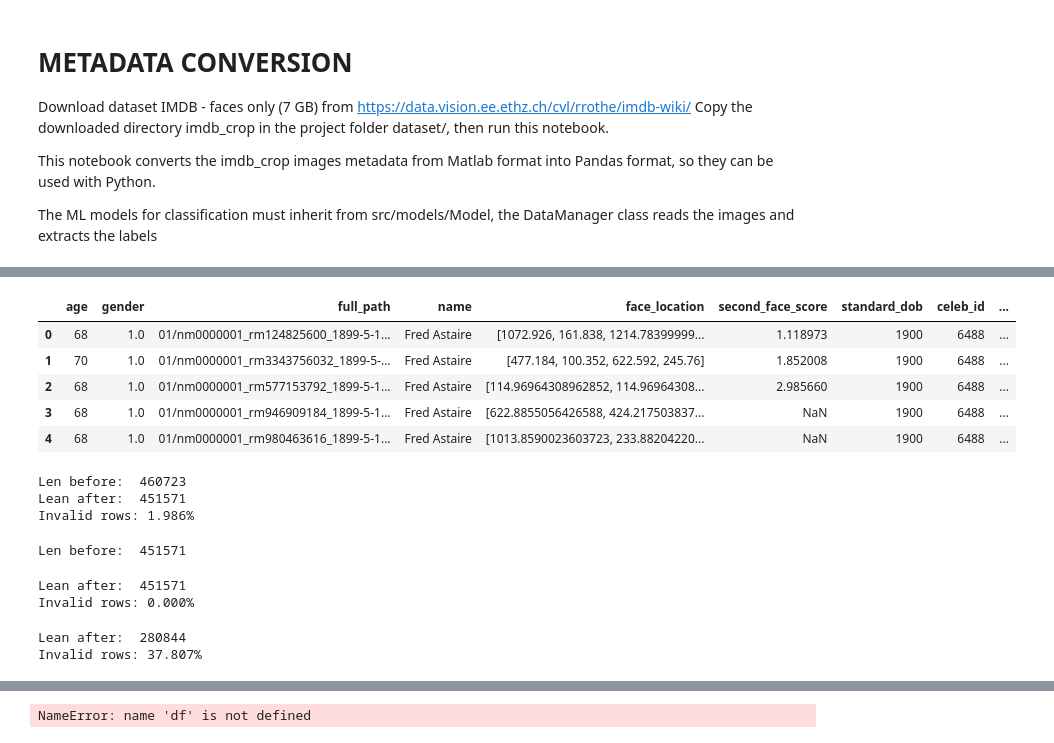
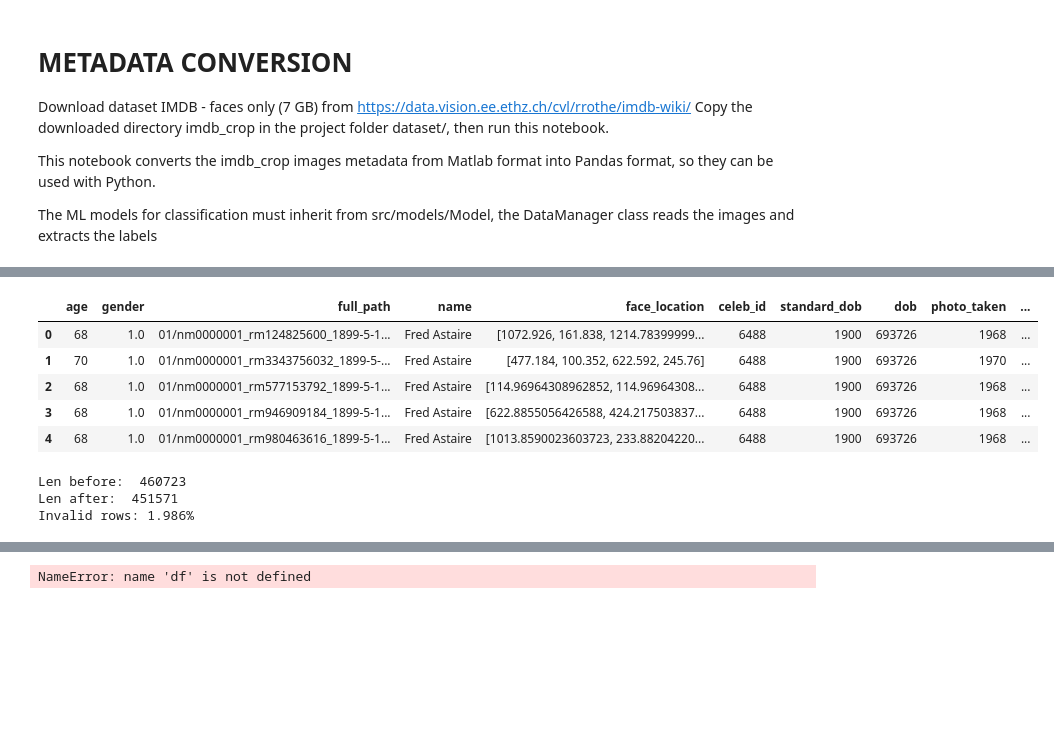
Before and after one commit to gianlucagiudice/visual-processing-project, a Jupyter notebook: notebooks/metadata_conversion_matlab2pandas.ipynb, the cells around one changed output, grey strips where cells are left out. Saved outputs shown, nothing was run; the diff lists cells and outputs as text; code cells hidden in the pictures; blank space fills up the shorter version.

Commit message:
Metadata creation for new dataset (added MetadataUtils class to order functions)

```diff
--- a/notebooks/metadata_conversion_matlab2pandas.ipynb
+++ b/notebooks/metadata_conversion_matlab2pandas.ipynb
@@ -17,6 +18,8 @@ from tqdm import tqdm
 # %%
 # Matlab file path
-METADATA_CROPPED_FILE_MATLAB = '../dataset/imdb_crop/imdb.mat'
+METADATA_DESTINATION = '../dataset/imdb_crop'
+METADATA_CROPPED_FILE_MATLAB = METADATA_DESTINATION + '/imdb.mat'
+utils = MetadataUtils()
 # %%
 mat_obj = sio.loadmat(METADATA_CROPPED_FILE_MATLAB)
 mat_dta = mat_obj['imdb']
@@ -37,7 +40,9 @@ df.head()
 | 4 | 693726 | 1968 | [01/nm0000001_rm980463616_1899-5-... | 1.0 | [Fred Astaire] | [[1013.8590023603723, 233.8820422... | 1.158766 | NaN | ... |
 # %%
 from datetime import datetime, timedelta
-matlab2datetime = lambda matlab_datenum: (datetime.fromordinal(int(matlab_datenum)) + timedelta(days=matlab_datenum%1)).year
+
+matlab2datetime = lambda matlab_datenum: (
+            datetime.fromordinal(int(matlab_datenum)) + timedelta(days=matlab_datenum % 1)).year
 
 # Extract full path
 df['full_path'] = df['full_path'].apply(lambda x: x[0]).astype('str')
@@ -48,34 +53,16 @@ df['name'] = df['name'].apply(lambda x: x[0]).astype('str')
 # Convert dab to standard datetime
 df['standard_dob'] = df['dob'].apply(matlab2datetime).astype('uint16')
 # Compute age
-df['age'] = df.apply(lambda x:x['photo_taken']-x['standard_dob'], axis=1).astype('uint16')
+df['age'] = df.apply(lambda x: x['photo_taken'] - x['standard_dob'], axis=1).astype('uint16')
 # %%
 # Reorder columns
-columns = df.columns.tolist()
 head = ['age', 'gender', 'full_path', 'name', 'face_location']
-tail = set(columns) - set(head)
-ordered_columns = head + list(tail)
-# Ordered columns
-df = df[ordered_columns]
+df = utils.reorder_columns(dataset=df, head=head)
 df.head()
 # %% [output]
-|  | age | gender | full_path | name | face_location | second_face_score | standard_dob | celeb_id | ... |
-| 0 | 68 | 1.0 | 01/nm0000001_rm124825600_1899-5-1... | Fred Astaire | [1072.926, 161.838, 1214.78399999... | 1.118973 | 1900 | 6488 | ... |
-| 1 | 70 | 1.0 | 01/nm0000001_rm3343756032_1899-5-... | Fred Astaire | [477.184, 100.352, 622.592, 245.76] | 1.852008 | 1900 | 6488 | ... |
-| 2 | 68 | 1.0 | 01/nm0000001_rm577153792_1899-5-1... | Fred Astaire | [114.96964308962852, 114.96964308... | 2.985660 | 1900 | 6488 | ... |
-| 3 | 68 | 1.0 | 01/nm0000001_rm946909184_1899-5-1... | Fred Astaire | [622.8855056426588, 424.217503837... | NaN | 1900 | 6488 | ... |
-| 4 | 68 | 1.0 | 01/nm0000001_rm980463616_1899-5-1... | Fred Astaire | [1013.8590023603723, 233.88204220... | NaN | 1900 | 6488 | ... |
+|  | age | gender | full_path | name | face_location | celeb_id | standard_dob | dob | photo_taken | ... |
+| 0 | 68 | 1.0 | 01/nm0000001_rm124825600_1899-5-1... | Fred Astaire | [1072.926, 161.838, 1214.78399999... | 6488 | 1900 | 693726 | 1968 | ... |
+| 1 | 70 | 1.0 | 01/nm0000001_rm3343756032_1899-5-... | Fred Astaire | [477.184, 100.352, 622.592, 245.76] | 6488 | 1900 | 693726 | 1970 | ... |
+| 2 | 68 | 1.0 | 01/nm0000001_rm577153792_1899-5-1... | Fred Astaire | [114.96964308962852, 114.96964308... | 6488 | 1900 | 693726 | 1968 | ... |
+| 3 | 68 | 1.0 | 01/nm0000001_rm946909184_1899-5-1... | Fred Astaire | [622.8855056426588, 424.217503837... | 6488 | 1900 | 693726 | 1968 | ... |
+| 4 | 68 | 1.0 | 01/nm0000001_rm980463616_1899-5-1... | Fred Astaire | [1013.8590023603723, 233.88204220... | 6488 | 1900 | 693726 | 1968 | ... |
-# %%
-# Remove invalid rows
-len_before = len(df)
-print('Len before: ', len_before)
-df = df.query('age<=100')
-df = df[df.gender.notna()]
-df = df[df.age.notna()]
-len_after = len(df)
-print('Lean after: ', len_after)
-print(f'Invalid rows: {(1 - len_after/len_before)*100:.3f}%')
-# %% [output]
-Len before:  460723
-Lean after:  451571
-Invalid rows: 1.986%
@@ -107,25 +69,7 @@ def isImageTooLittle(img, smallest_dim=124):
-# %%
-# Remove invalid images
-len_before = len(df)
-print('Len before: ', len_before)
-
-with tqdm(total=df.shape[0]) as pbar:
-    for index,row in df.iterrows():
-        img = cv2.imread('../dataset/imdb_crop/' + row.full_path)
-        if isImageTooLittle(img) or isImagePadded(img):
-            df.drop(index, inplace=True)
-        pbar.update(1)
-
-len_after = len(df)
-print('Lean after: ', len_after)
-print(f'Invalid rows: {(1 - len_after/len_before)*100:.3f}%')
-# %% [output]
-Len before:  451571
-Lean after:  451571
-Invalid rows: 0.000%
-# %%
-print('Lean after: ', len_after)
-print(f'Invalid rows: {(1 - len_after/len_before)*100:.3f}%')
-# %% [output]
-Lean after:  280844
-Invalid rows: 37.807%
+# %%
+# Remove invalid rows
+df = utils.remove_invalid_rows(dataset=df)
+# %% [output]
+Len before:  460723
+Len after:  451571
+Invalid rows: 1.986%
```
Also changed, not shown: parts of 3 cells of this notebook, 2 other files.
